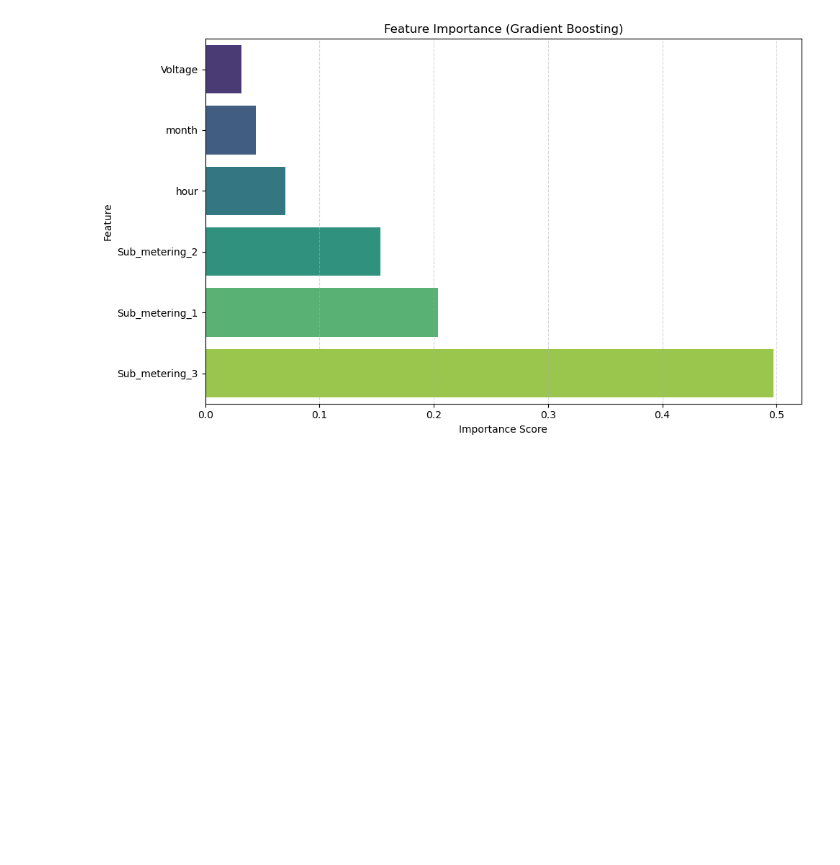
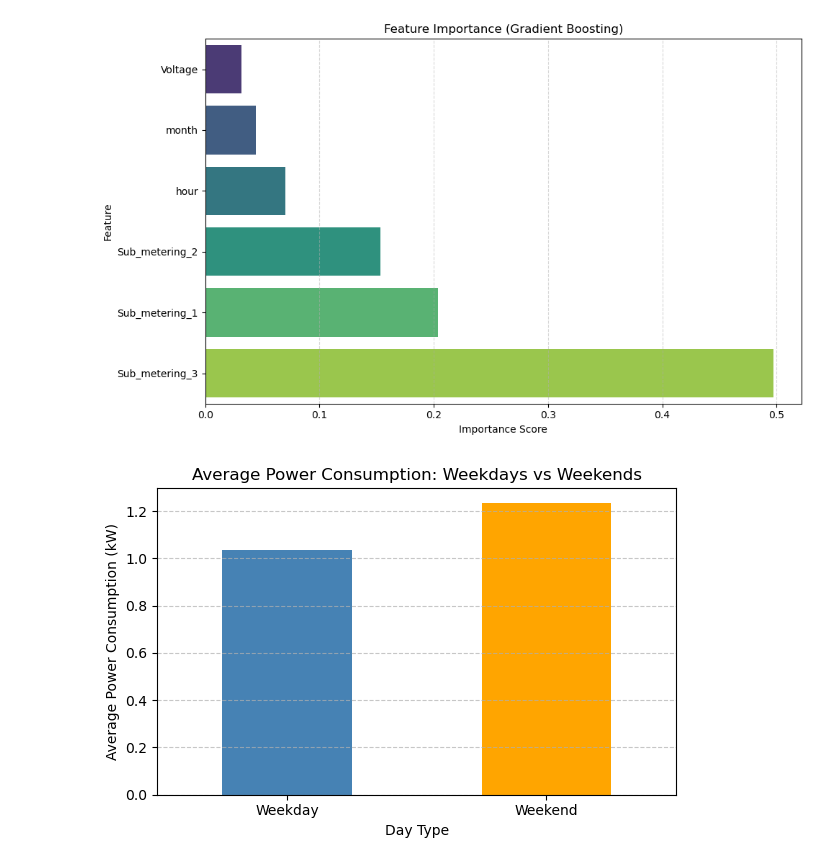
Before and after one commit to ArokiaRinoRaj/assignment_3, a Jupyter notebook: household_energy_usage.ipynb, the cells around one changed output. Saved outputs shown, nothing was run; the diff lists cells and outputs as text; code cells hidden in the pictures; blank space fills up the shorter version.

```diff
--- a/household_energy_usage.ipynb
+++ b/household_energy_usage.ipynb
@@ -2,7 +2,7 @@
 import pandas as pd
 
 # Load the .txt file
-df = pd.read_csv("C:/Users/dell/Desktop/project/household_energy_usage/household_power_consumption.txt", sep=';', low_memory=False, na_values='?')
+df = pd.read_csv("C:/Users/dell/Desktop/project/household_energy_usage/household_power_consumption.txt", sep=';', na_values='?')
 
 # Combine Date and Time into a single datetime column
 df['Datetime'] = pd.to_datetime(df['Date'] + ' ' + df['Time'], dayfirst=True)
@@ -86,4 +100,4 @@ df
 # %%
 df['is_peak_hour'] = df['hour'].apply(lambda x: 1 if(x >= 6 and x <=10) or (x >=17 and x <= 21) else 0)
 # %%
-df
+df['week_type'] = df['weekday'].apply(lambda x: 'Weekday' if x < 5 else 'Weekend')
@@ -517,3 +517,22 @@ Passing `palette` without assigning `hue` is deprecated and will be removed in v
 
   sns.barplot(x=feature_importance.values, y=feature_importance.index, palette='viridis')
 [figure]
+# %%
+import pandas as pd
+import matplotlib.pyplot as plt
+
+avg_consumption = df.groupby('week_type')['Global_active_power'].mean()
+
+# 4. Plot the bar chart
+plt.figure(figsize=(6,4))
+avg_consumption.plot(kind='bar', color=['steelblue', 'orange'])
+
+plt.title('Average Power Consumption: Weekdays vs Weekends')
+plt.ylabel('Average Power Consumption (kW)')
+plt.xlabel('Day Type')
+plt.xticks(rotation=0)
+plt.grid(axis='y', linestyle='--', alpha=0.7)
+plt.tight_layout()
+plt.show()
+# %% [output]
+[figure, added]
```
Also changed, not shown: parts of 4 cells of this notebook.
